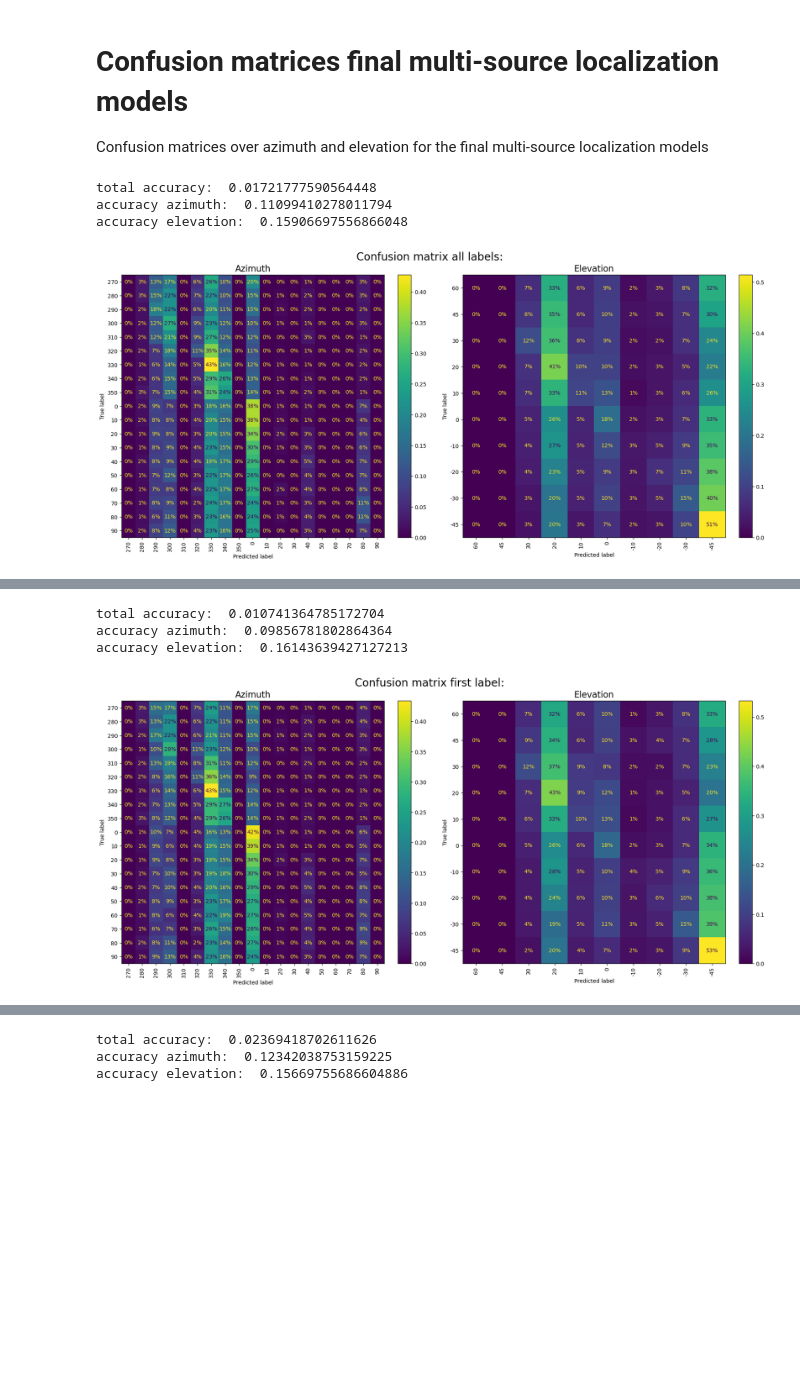
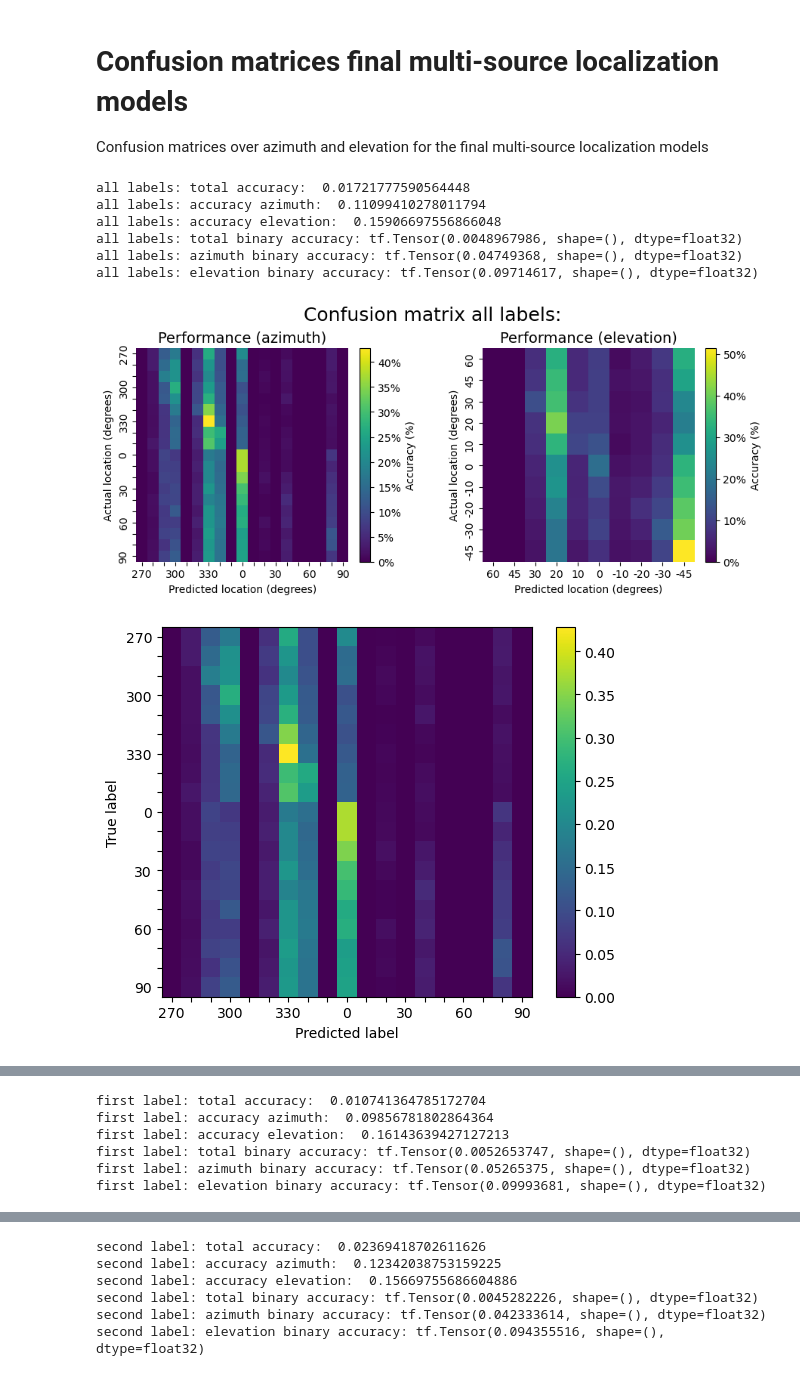
Before and after one commit to frewei/b_thesis, a Jupyter notebook: local_directory/MultiSourceVisualizationPred.ipynb, the cells around one changed output, grey strips where cells are left out. Saved outputs shown, nothing was run; the diff lists cells and outputs as text; code cells hidden in the pictures; blank space fills up the shorter version.

Commit message:
update multi-source confusion matrices

```diff
--- a/local_directory/MultiSourceVisualizationPred.ipynb
+++ b/local_directory/MultiSourceVisualizationPred.ipynb
@@ -126,28 +163,35 @@ def label_spec(labs, m):
 # %%
 # Plot results of multi-source model
 predict = np.load('final_predictions/goodEpoch_MultiSource.npz')['arr_0'] #load output arrays
 max_preds, max_probs = max_multi_pred(predict)
 true = np.load('name_labels_test_multi.npz')['arr_1']
 true_labels = true[:predict.shape[0]] # make sure the predictions.size == trues.size because batch size gives modulo>0
 
 correct_pred_pairs = extract_label_pairs(true_labels, max_preds)
 
+az_ticks = {'ticks':[0, 0.05, 0.1, 0.15, 0.2, 0.25, 0.3, 0.35, 0.40], 'ticklabels':["0%", "5%", "10%", "15%", "20%", "25%", "30%", "35%", "40%"]}
+el_ticks = {'ticks':[0, 0.1, 0.2, 0.3, 0.40, 0.50], 'ticklabels':["0%", "10%", "20%", "30%", "40%", "50%"]}
+
 #plot confusion matrices of all labels (1st and 2nd, so flattened array)
 full_true = true_labels.flatten()
 full_pred = correct_pred_pairs.flatten()
-confusion_matrices(full_true, full_pred, "all labels:")
+confusion_matrices(full_true, full_pred, "all labels:", az_ticks, el_ticks)
 
 # plot only first label
 first_true = label_spec(true_labels, 0)
 first_pred = label_spec(correct_pred_pairs, 0)
-confusion_matrices(first_true, first_pred, "first label:")
+confusion_matrices(first_true, first_pred, "first label:", az_ticks, el_ticks)
 
 #plot only second label
 sec_true = label_spec(true_labels, 1)
 sec_pred = label_spec(correct_pred_pairs, 1)
-confusion_matrices(sec_true, sec_pred, "second label:")
+confusion_matrices(sec_true, sec_pred, "second label:", az_ticks, el_ticks)
 # %% [output]
-total accuracy:  0.01721777590564448
-accuracy azimuth:  0.11099410278011794
-accuracy elevation:  0.15906697556866048
+all labels: total accuracy:  0.01721777590564448
+all labels: accuracy azimuth:  0.11099410278011794
+all labels: accuracy elevation:  0.15906697556866048
+all labels: total binary accuracy: tf.Tensor(0.0048967986, shape=(), dtype=float32)
+all labels: azimuth binary accuracy: tf.Tensor(0.04749368, shape=(), dtype=float32)
+all labels: elevation binary accuracy: tf.Tensor(0.09714617, shape=(), dtype=float32)
-[figure, old version]
+[figure, new version]
+[figure, new version]
@@ -154,4 +199,6 @@ accuracy elevation:  0.15906697556866048
-total accuracy:  0.010741364785172704
-accuracy azimuth:  0.09856781802864364
-accuracy elevation:  0.16143639427127213
+first label: total accuracy:  0.010741364785172704
+first label: accuracy azimuth:  0.09856781802864364
+first label: accuracy elevation:  0.16143639427127213
+first label: total binary accuracy: tf.Tensor(0.0052653747, shape=(), dtype=float32)
+first label: azimuth binary accuracy: tf.Tensor(0.05265375, shape=(), dtype=float32)
+first label: elevation binary accuracy: tf.Tensor(0.09993681, shape=(), dtype=float32)
-[figure, old version]
@@ -158,3 +208,6 @@ accuracy elevation:  0.16143639427127213
-total accuracy:  0.02369418702611626
-accuracy azimuth:  0.12342038753159225
-accuracy elevation:  0.15669755686604886
+second label: total accuracy:  0.02369418702611626
+second label: accuracy azimuth:  0.12342038753159225
+second label: accuracy elevation:  0.15669755686604886
+second label: total binary accuracy: tf.Tensor(0.0045282226, shape=(), dtype=float32)
+second label: azimuth binary accuracy: tf.Tensor(0.042333614, shape=(), dtype=float32)
+second label: elevation binary accuracy: tf.Tensor(0.094355516, shape=(), dtype=float32)
```
Also changed, not shown: parts of 5 cells of this notebook, 2 other files.
